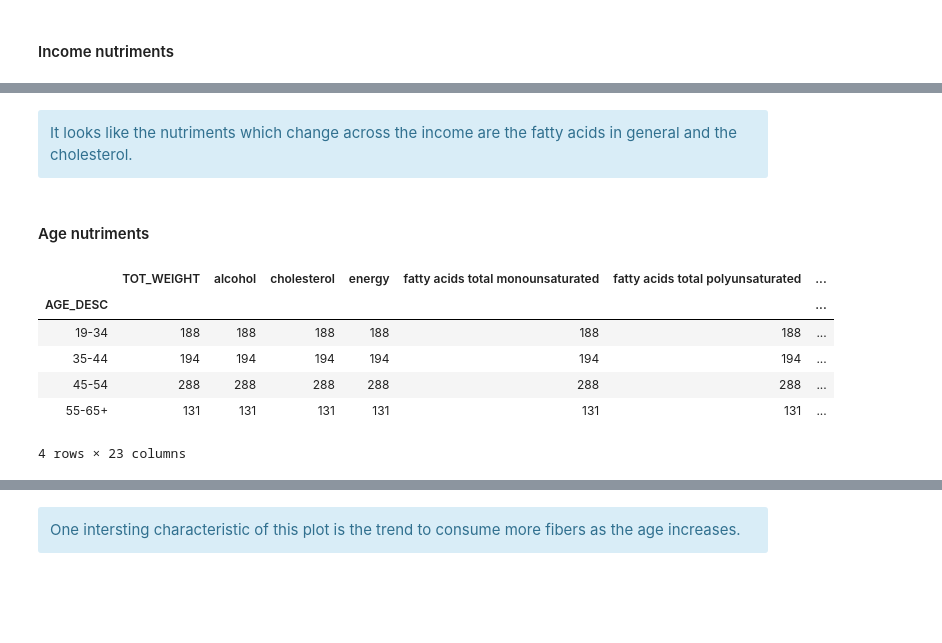
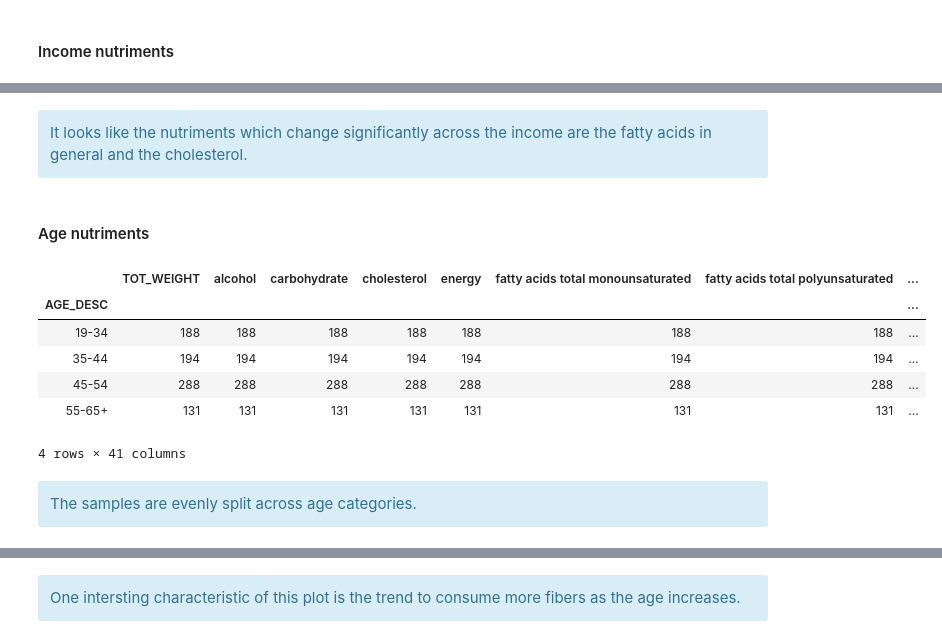
Before and after one commit to raphaelreiss/ADA_project, a Jupyter notebook: src/Demographic_Nut.ipynb, the cells around one changed output, grey strips where cells are left out. Saved outputs shown, nothing was run; the diff lists cells and outputs as text; code cells hidden in the pictures; blank space fills up the shorter version.

```diff
--- a/src/Demographic_Nut.ipynb
+++ b/src/Demographic_Nut.ipynb
@@ -452,21 +472,25 @@ interactive(children=(IntSlider(value=0, description='indx', max=15), Output()),
 # %% [markdown]
 <div class="alert alert-block alert-info">
-It looks like the nutriments which change across the income are the fatty acids in general and the cholesterol.
+It looks like the nutriments which change significantly across the income are the fatty acids in general and the cholesterol.
 </div>
 # %% [markdown]
 #### Age nutriments
 # %%
-house_nut_df.AGE_DESC = house_nut_df.AGE_DESC.astype('category')
+demo_nut_df.AGE_DESC = demo_nut_df.AGE_DESC.astype('category')
 dic_age = {'19-24':'19-34','25-34':'19-34','55-64':'55-65+','65+':'55-65+'}
-house_nut_df.AGE_DESC = house_nut_df.AGE_DESC.map(dic_age).fillna(house_nut_df.AGE_DESC)
+demo_nut_df.AGE_DESC = demo_nut_df.AGE_DESC.map(dic_age).fillna(demo_nut_df.AGE_DESC)
+
+demo_nut_df.groupby('AGE_DESC').count()
+# %% [output]
+|  | TOT_WEIGHT | alcohol | carbohydrate | cholesterol | energy | fatty acids total monounsaturated | fatty acids total polyunsaturated | ... |
+| AGE_DESC |  |  |  |  |  |  |  | ... |
+| 19-34 | 188 | 188 | 188 | 188 | 188 | 188 | 188 | ... |
+| 35-44 | 194 | 194 | 194 | 194 | 194 | 194 | 194 | ... |
+| 45-54 | 288 | 288 | 288 | 288 | 288 | 288 | 288 | ... |
+| 55-65+ | 131 | 131 | 131 | 131 | 131 | 131 | 131 | ... |
+4 rows × 41 columns
-# %%
-house_nut_df.groupby('AGE_DESC').count()
-# %% [output]
-|  | TOT_WEIGHT | alcohol | cholesterol | energy | fatty acids total monounsaturated | fatty acids total polyunsaturated | ... |
-| AGE_DESC |  |  |  |  |  |  | ... |
-| 19-34 | 188 | 188 | 188 | 188 | 188 | 188 | ... |
-| 35-44 | 194 | 194 | 194 | 194 | 194 | 194 | ... |
-| 45-54 | 288 | 288 | 288 | 288 | 288 | 288 | ... |
-| 55-65+ | 131 | 131 | 131 | 131 | 131 | 131 | ... |
-4 rows × 23 columns
+# %% [markdown]
+<div class="alert alert-block alert-info">
+The samples are evenly split across age categories.
+</div>
 # %%
```
Also changed, not shown: parts of 40 cells of this notebook, 4 other files.
